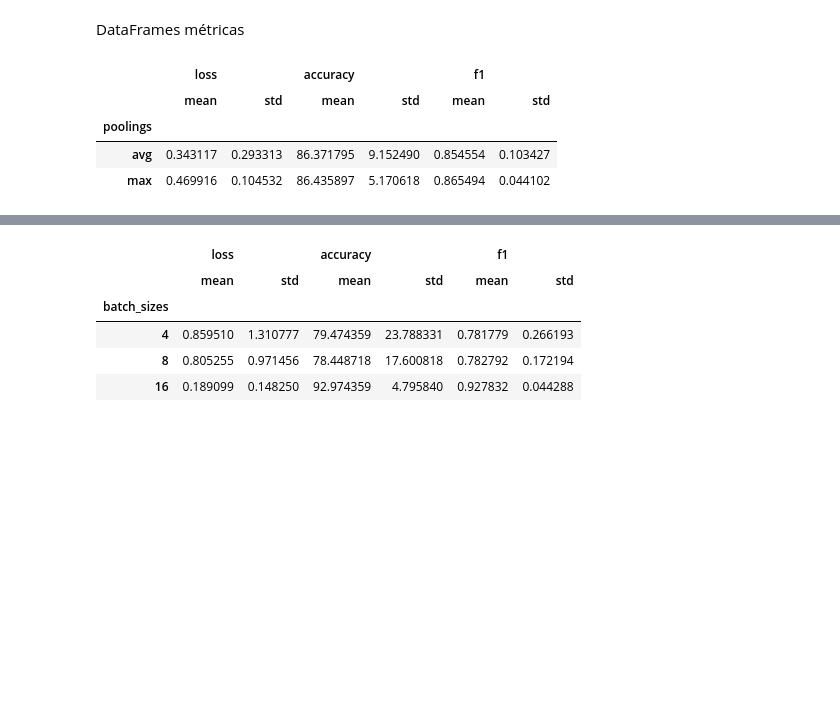
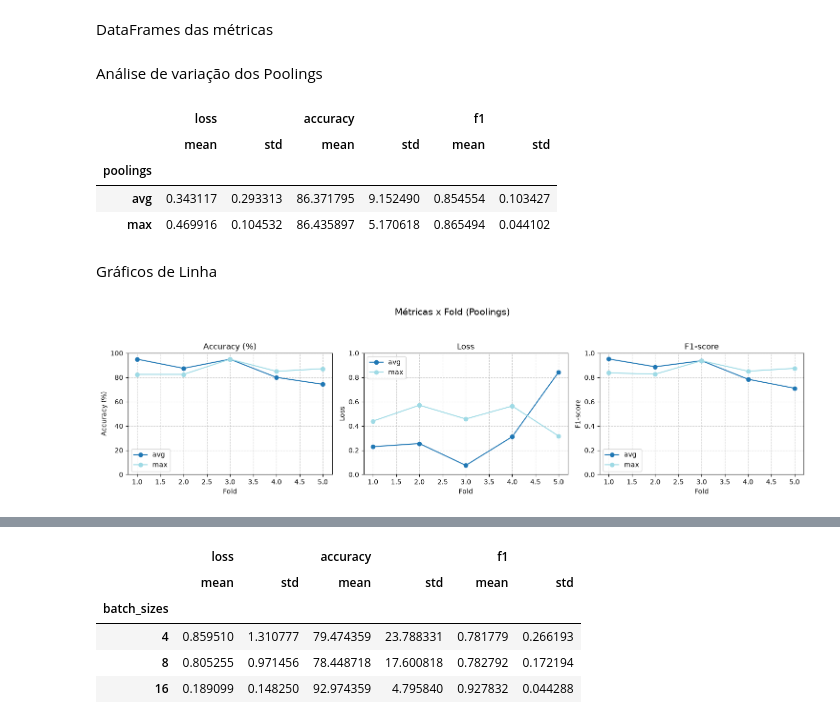
Before and after one commit to LABEEC-Sistemas/pink_shrimp_MVCNN, a Jupyter notebook: notebooks/anailise_cros_validation_gray.ipynb, the cells around one changed output, grey strips where cells are left out. Drawn from its saved outputs; the diff is of its cells as text; code cells hidden in the pictures; blank space fills up the shorter version.

Commit message:
feat: graficos de analise das metricas de resultado do treino

```diff
--- a/notebooks/anailise_cros_validation_gray.ipynb
+++ b/notebooks/anailise_cros_validation_gray.ipynb
@@ -3,9 +155,11 @@ import pandas as pd
 # %% [markdown]
-DataFrames métricas
+DataFrames das métricas
 # %%
 batch_sizes_metrics_pd = pd.read_csv("../resultados/hiperparametros/batch_sizes_metrics_cv.csv")
 learning_rates_metrics_pd = pd.read_csv("../resultados/hiperparametros/learning_rates_metrics_cv.csv")
 pooling_metrics_pd = pd.read_csv("../resultados/hiperparametros/poolings_metrics_cv.csv")
+# %% [markdown]
+Análise de variação dos Poolings
 # %%
 pooling_metrics_pd.drop(columns=["fold"]).groupby("poolings").agg({
     "loss": ["mean", "std"],
@@ -18,3 +172,21 @@ pooling_metrics_pd.drop(columns=["fold"]).groupby("poolings").agg({
 | poolings |  |  |  |  |  |  |
 | avg | 0.343117 | 0.293313 | 86.371795 | 9.152490 | 0.854554 | 0.103427 |
 | max | 0.469916 | 0.104532 | 86.435897 | 5.170618 | 0.865494 | 0.044102 |
+# %% [markdown]
+Gráficos de Linha
+# %%
+grouped = pooling_metrics_pd.groupby("poolings")
+
+plot_grafico_linha_metricas(
+    grouped=grouped,
+    title="Métricas x Fold (Poolings)",
+    X_variable="fold",
+    Y_vars=["accuracy", "loss", "f1"],
+    X_label="Fold",
+    Y_labels=["Accuracy (%)", "Loss", "F1‑score"],
+    scale_X=0,
+    scale_Ys=[(0, 100), (0, 1), (0, 1)],
+    figsize=(5, 4)
+)
+# %% [output]
+[figure, added]
```
Also changed, not shown: parts of 20 cells of this notebook, 2 other files.
